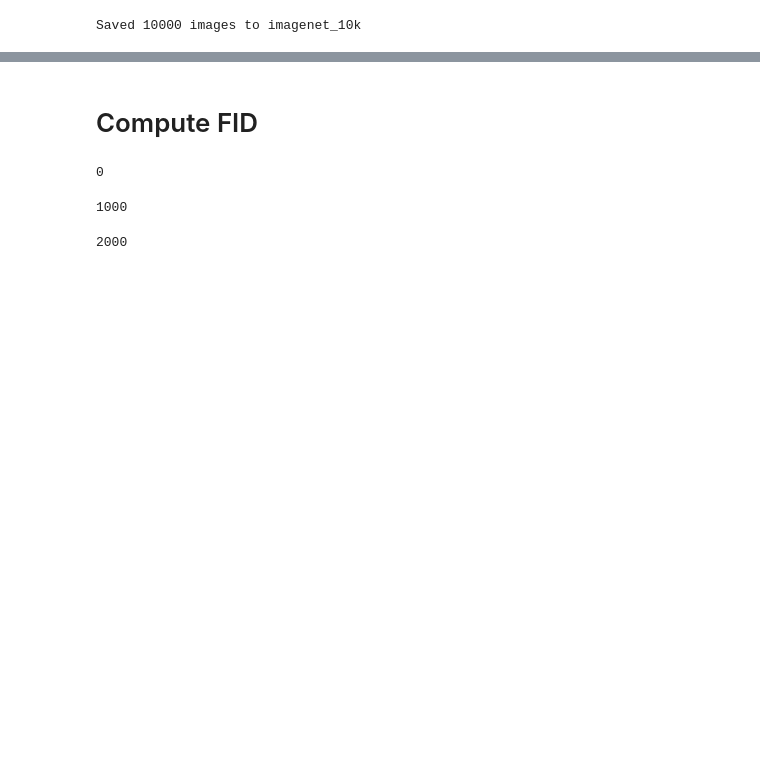
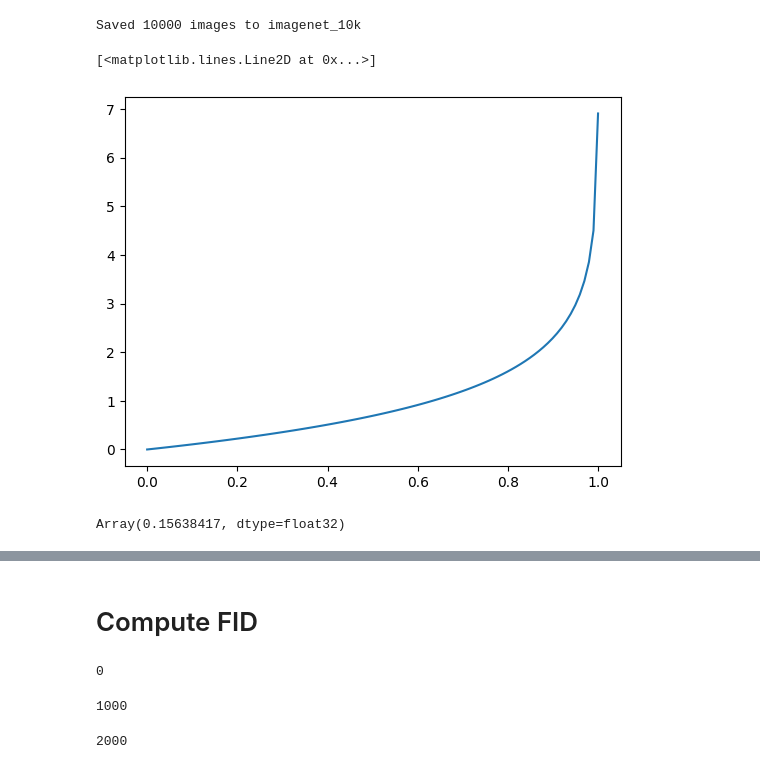
Before and after one commit to matthew9671/maskgit-jax, a Jupyter notebook: preprocess_imagenet.ipynb, the cells around one changed output, grey strips where cells are left out. Drawn from its saved outputs; the diff is of its cells as text; code cells hidden in the pictures; blank space fills up the shorter version.

```diff
--- a/preprocess_imagenet.ipynb
+++ b/preprocess_imagenet.ipynb
@@ -121,3 +118,9 @@ for index, sample in enumerate(random_images):
 print(f"Saved {num_images} images to {output_folder}")
 # %% [output]
 Saved 10000 images to imagenet_10k
+# %%
+y = -np.log1p(-(1 - eps) * t)
+plt.plot(t, y)
+# %% [output]
+[<matplotlib.lines.Line2D at 0x...>]
+[figure, added]
@@ -123,0 +175,4 @@ Saved 10000 images to imagenet_10k
+# %%
+a.transition(.1)[0,-1]
+# %% [output]
+Array(0.15638417, dtype=float32)
```
Also changed, not shown: parts of 15 cells of this notebook, 8 other files.
